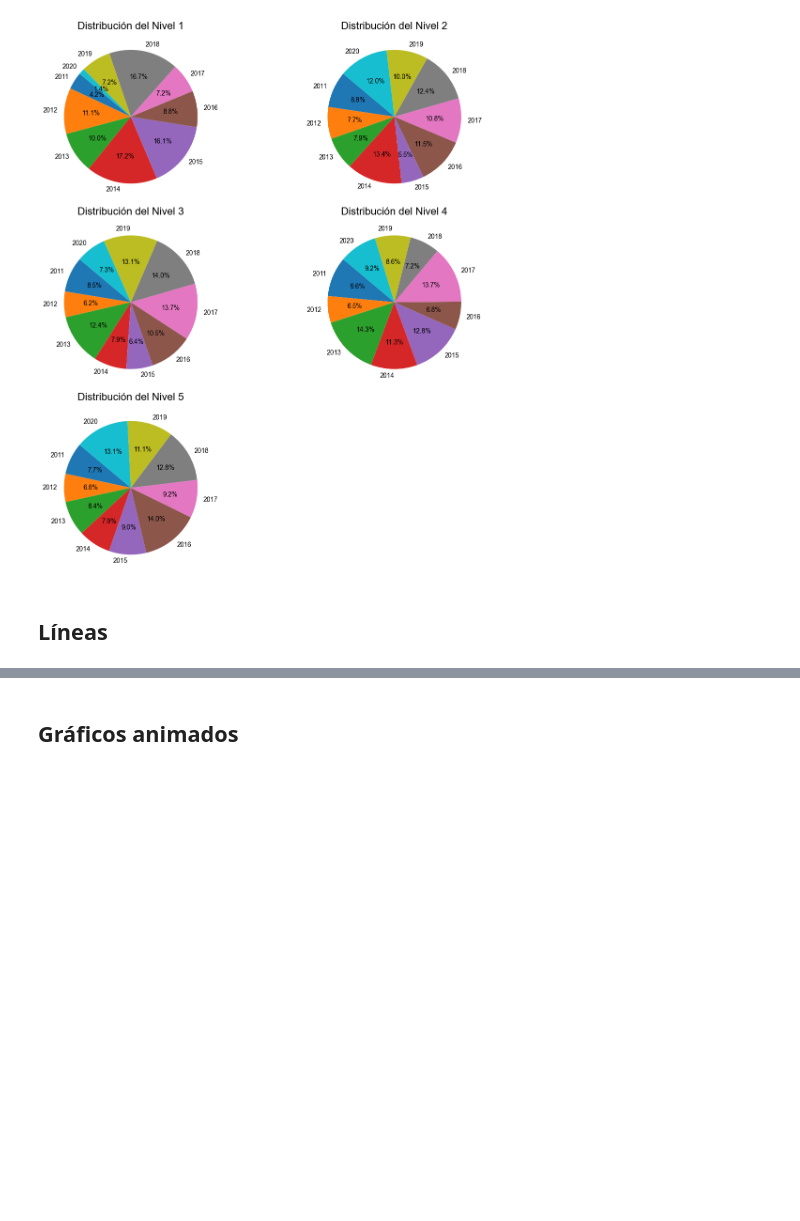
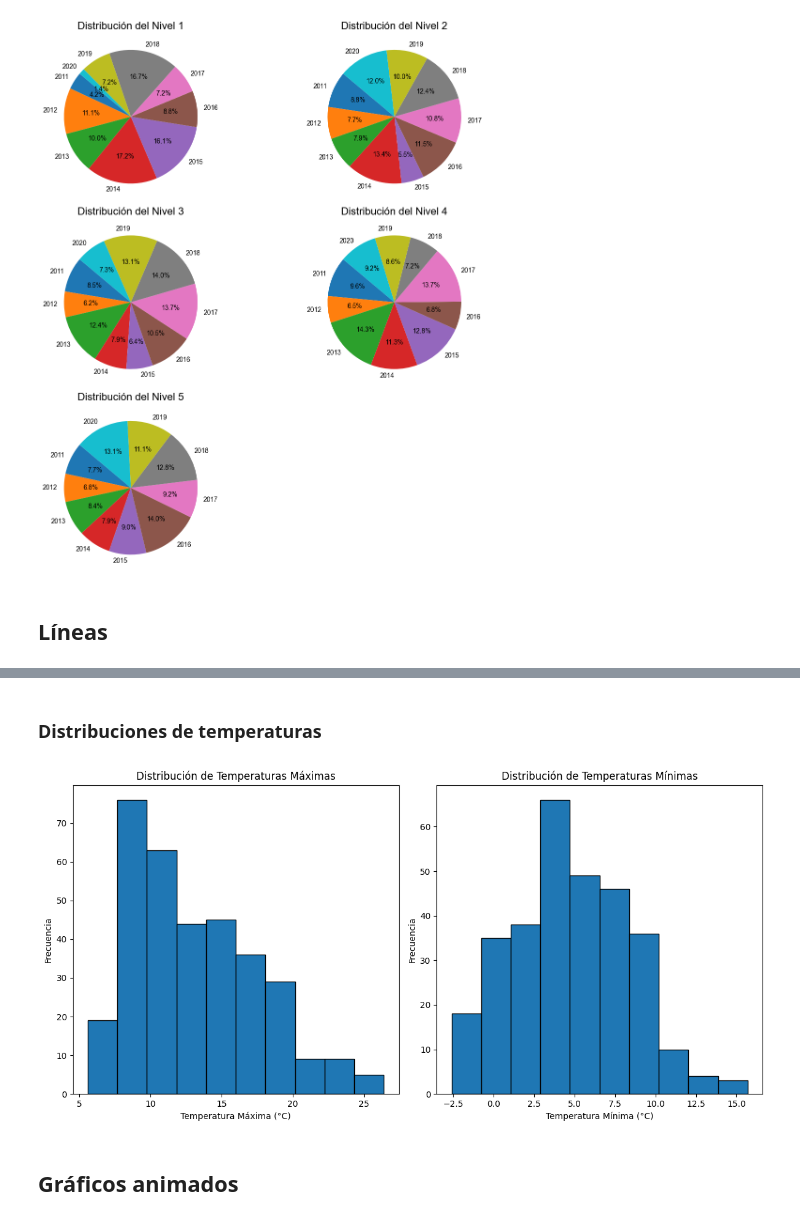
Before and after one commit to paranedagarcia/Data-Science, a Jupyter notebook: Visualizacion/Matplotlib.ipynb, the cells around one changed output, grey strips where cells are left out. Cells and saved outputs as stored; diff of their text form; code cells hidden in the pictures; blank space fills up the shorter version.

```diff
--- a/Visualizacion/Matplotlib.ipynb
+++ b/Visualizacion/Matplotlib.ipynb
@@ -181,3 +267,26 @@ plt.show()
+# %% [markdown]
+### Distribuciones de temperaturas
+# %%
+#
+fig, ax = plt.subplots(1, 2)
+
+# Histograma de temperaturas máximas
+ax[0].hist(maximas['Temperatura'], bins=10, edgecolor="black")
+ax[0].set_xlabel("Temperatura Máxima (°C)")
+ax[0].set_ylabel("Frecuencia")
+ax[0].set_title("Distribución de Temperaturas Máximas")
+
+# Histograma de temperaturas mínimas
+ax[1].hist(minimas['Temperatura'], bins=10, edgecolor="black")
+ax[1].set_xlabel("Temperatura Mínima (°C)")
+ax[1].set_ylabel("Frecuencia")
+ax[1].set_title("Distribución de Temperaturas Mínimas")
+
+plt.gcf().set_size_inches(12, 6)
+plt.tight_layout()
+plt.show()
+# %% [output]
+[figure, added]
 # %% [markdown]
 ## Gráficos animados
 # %% [markdown]
```
Also changed, not shown: parts of 10 cells of this notebook, 6 other files.
